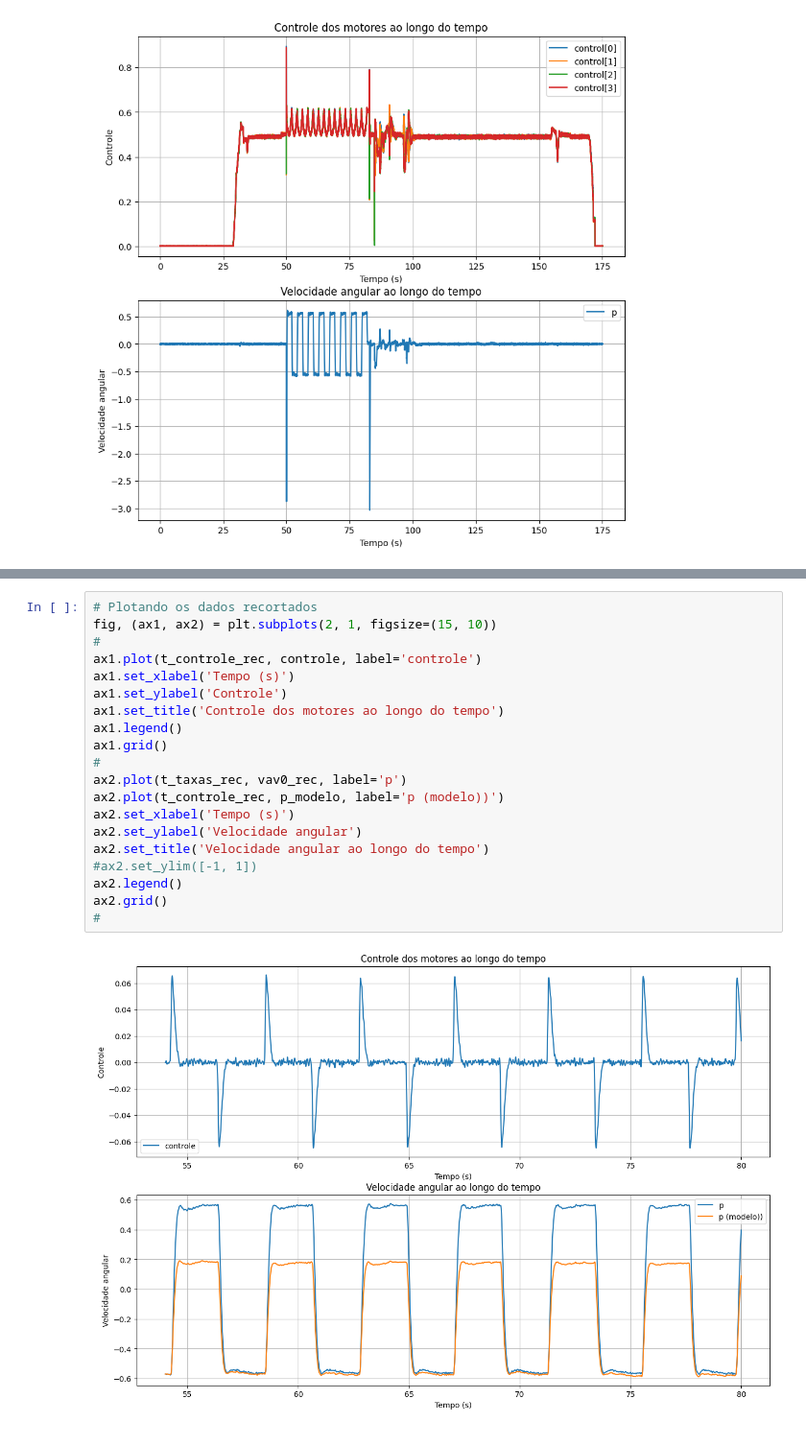
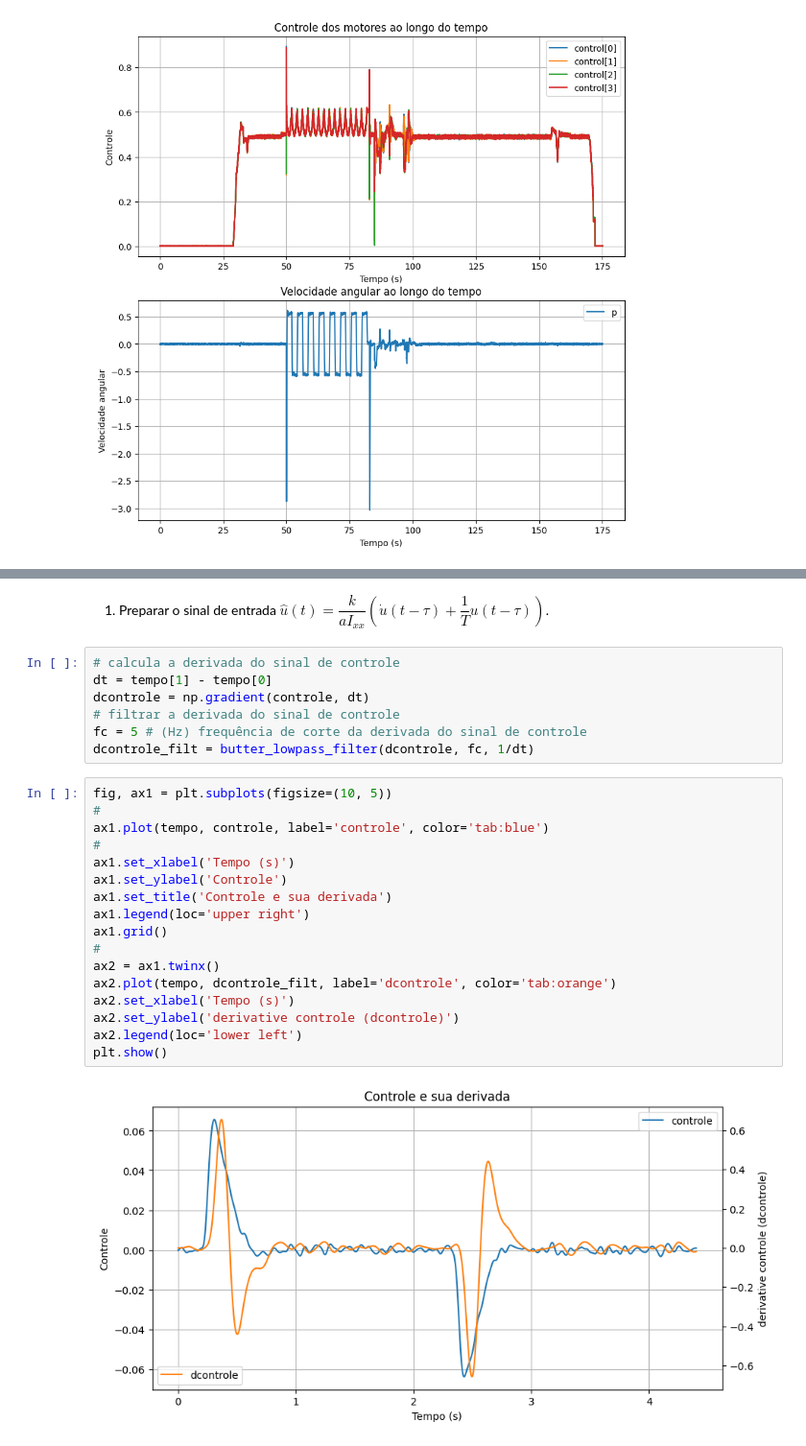
Before and after one commit to dferruzzo/mavdsk-python, a Jupyter notebook: identificação_e validação_de_sistemas.ipynb, the cells around one changed output, grey strips where cells are left out. Shown at 96% size. Saved outputs shown, nothing was run; the diff lists cells and outputs as text.

```diff
--- a/identificação_e validação_de_sistemas.ipynb
+++ b/identificação_e validação_de_sistemas.ipynb
@@ -291,22 +298,28 @@ p_modelo = (1/Ixx) * integral_cumulativa + ic
+# %% [markdown]
+1. Preparar o sinal de entrada $\hat{u}(t)=\dfrac{k}{aI_{xx}}(\dot{u}(t-\tau)+\dfrac{1}{T}u(t-\tau))$.
+# %%
+# calcula a derivada do sinal de controle
+dt = tempo[1] - tempo[0]
+dcontrole = np.gradient(controle, dt)
+# filtrar a derivada do sinal de controle
+fc = 5 # (Hz) frequência de corte da derivada do sinal de controle
+dcontrole_filt = butter_lowpass_filter(dcontrole, fc, 1/dt)
 # %%
-# Plotando os dados recortados
-fig, (ax1, ax2) = plt.subplots(2, 1, figsize=(15, 10))
+fig, ax1 = plt.subplots(figsize=(10, 5))
 #
-ax1.plot(t_controle_rec, controle, label='controle')
+ax1.plot(tempo, controle, label='controle', color='tab:blue')
+#
 ax1.set_xlabel('Tempo (s)')
 ax1.set_ylabel('Controle')
-ax1.set_title('Controle dos motores ao longo do tempo')
-ax1.legend()
+ax1.set_title('Controle e sua derivada')
+ax1.legend(loc='upper right')
 ax1.grid()
 #
-ax2.plot(t_taxas_rec, vav0_rec, label='p')
-ax2.plot(t_controle_rec, p_modelo, label='p (modelo))')
+ax2 = ax1.twinx()
+ax2.plot(tempo, dcontrole_filt, label='dcontrole', color='tab:orange')
 ax2.set_xlabel('Tempo (s)')
-ax2.set_ylabel('Velocidade angular')
-ax2.set_title('Velocidade angular ao longo do tempo')
-#ax2.set_ylim([-1, 1])
-ax2.legend()
-ax2.grid()
-#
+ax2.set_ylabel('derivative controle (dcontrole)')
+ax2.legend(loc='lower left')
+plt.show()
 # %% [output]
-[figure, old version]
+[figure, new version]
```
Also changed, not shown: parts of 12 cells of this notebook.
